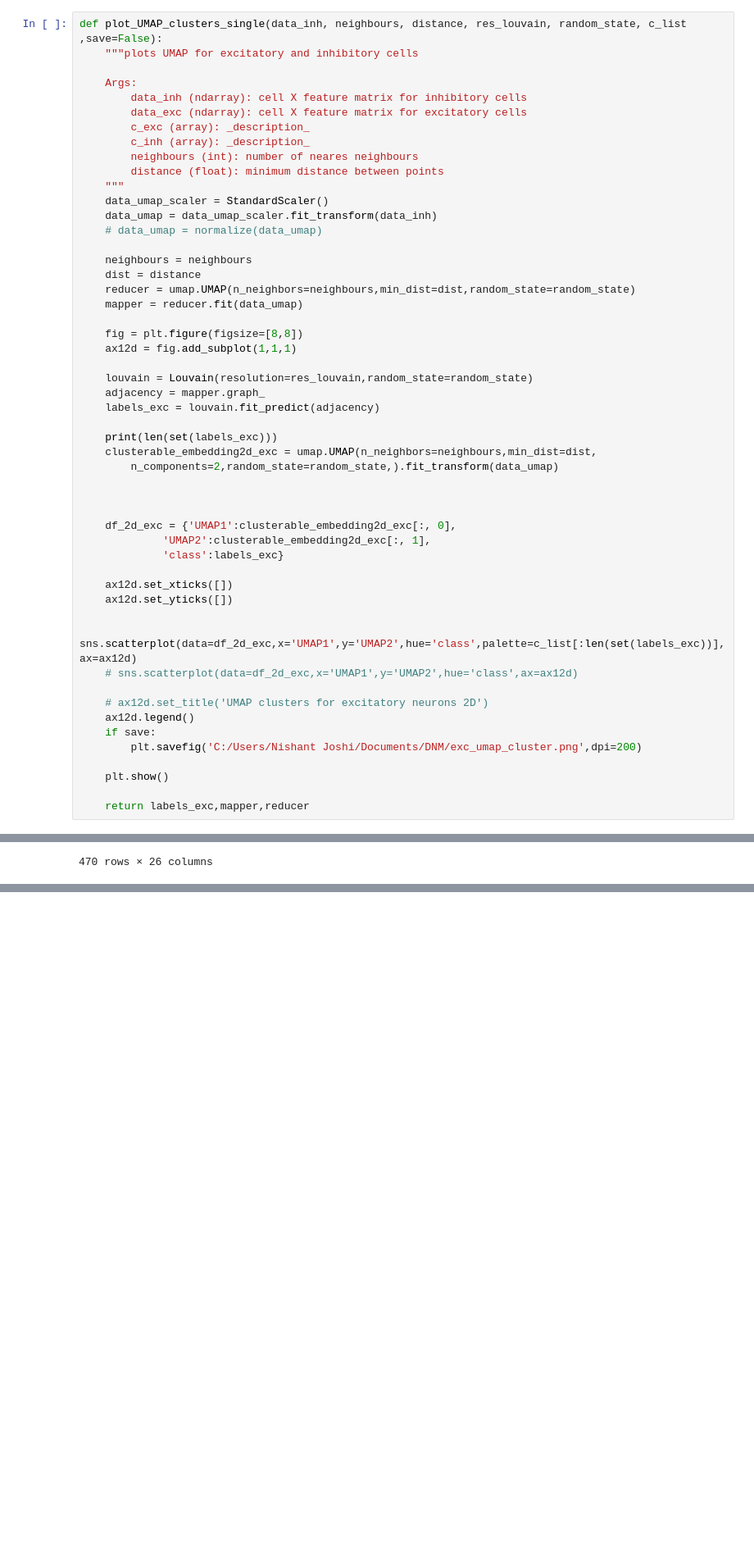
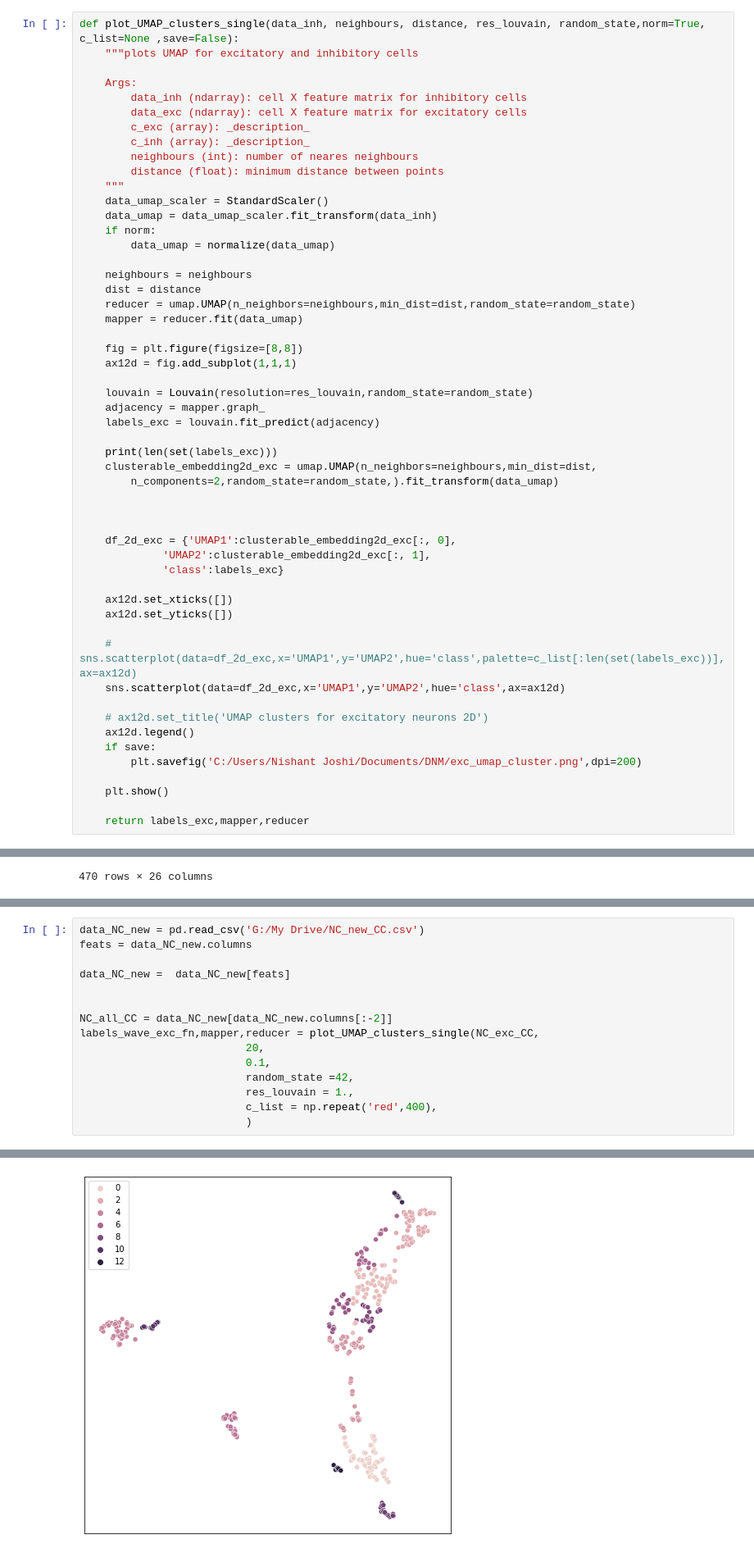
Before and after one commit to Nishant-codex/single_cell_analysis, a Jupyter notebook: notebooks/UMAP_Louvan_Niccolo.ipynb, the cells around one changed output, grey strips where cells are left out. Shown at 82% size. Drawn from its saved outputs; the diff is of its cells as text; blank space fills up the shorter version.

```diff
--- a/notebooks/UMAP_Louvan_Niccolo.ipynb
+++ b/notebooks/UMAP_Louvan_Niccolo.ipynb
@@ -59,7 +59,7 @@ sns.palplot(coherence_colors)
 [figure]
 [figure]
 # %%
-def plot_UMAP_clusters_single(data_inh, neighbours, distance, res_louvain, random_state, c_list ,save=False):
+def plot_UMAP_clusters_single(data_inh, neighbours, distance, res_louvain, random_state,norm=True, c_list=None ,save=False):
     """plots UMAP for excitatory and inhibitory cells
 
     Args:
@@ -72,7 +72,8 @@ def plot_UMAP_clusters_single(data_inh, neighbours, distance, res_louvain, rando
     """
     data_umap_scaler = StandardScaler()
     data_umap = data_umap_scaler.fit_transform(data_inh)
-    # data_umap = normalize(data_umap)
+    if norm:
+        data_umap = normalize(data_umap)
 
     neighbours = neighbours
     dist = distance
@@ -99,8 +100,8 @@ def plot_UMAP_clusters_single(data_inh, neighbours, distance, res_louvain, rando
     ax12d.set_xticks([])
     ax12d.set_yticks([])
 
-    sns.scatterplot(data=df_2d_exc,x='UMAP1',y='UMAP2',hue='class',palette=c_list[:len(set(labels_exc))],ax=ax12d)
-    # sns.scatterplot(data=df_2d_exc,x='UMAP1',y='UMAP2',hue='class',ax=ax12d)
+    # sns.scatterplot(data=df_2d_exc,x='UMAP1',y='UMAP2',hue='class',palette=c_list[:len(set(labels_exc))],ax=ax12d)
+    sns.scatterplot(data=df_2d_exc,x='UMAP1',y='UMAP2',hue='class',ax=ax12d)
 
     # ax12d.set_title('UMAP clusters for excitatory neurons 2D')
     ax12d.legend()
@@ -265,0 +282,16 @@ data
+# %%
+data_NC_new = pd.read_csv('G:/My Drive/NC_new_CC.csv')
+feats = data_NC_new.columns
+
+data_NC_new =  data_NC_new[feats]
+
+
+NC_all_CC = data_NC_new[data_NC_new.columns[:-2]]
+labels_wave_exc_fn,mapper,reducer = plot_UMAP_clusters_single(NC_exc_CC,
+                          20,
+                          0.1,
+                          random_state =42,
+                          res_louvain = 1.,
+                          c_list = np.repeat('red',400),
+                          )
+# %% [output]
@@ -266 +299,2 @@ data
+[figure, added]
 # %%
```
Also changed, not shown: parts of 23 cells of this notebook, 6 other files.
